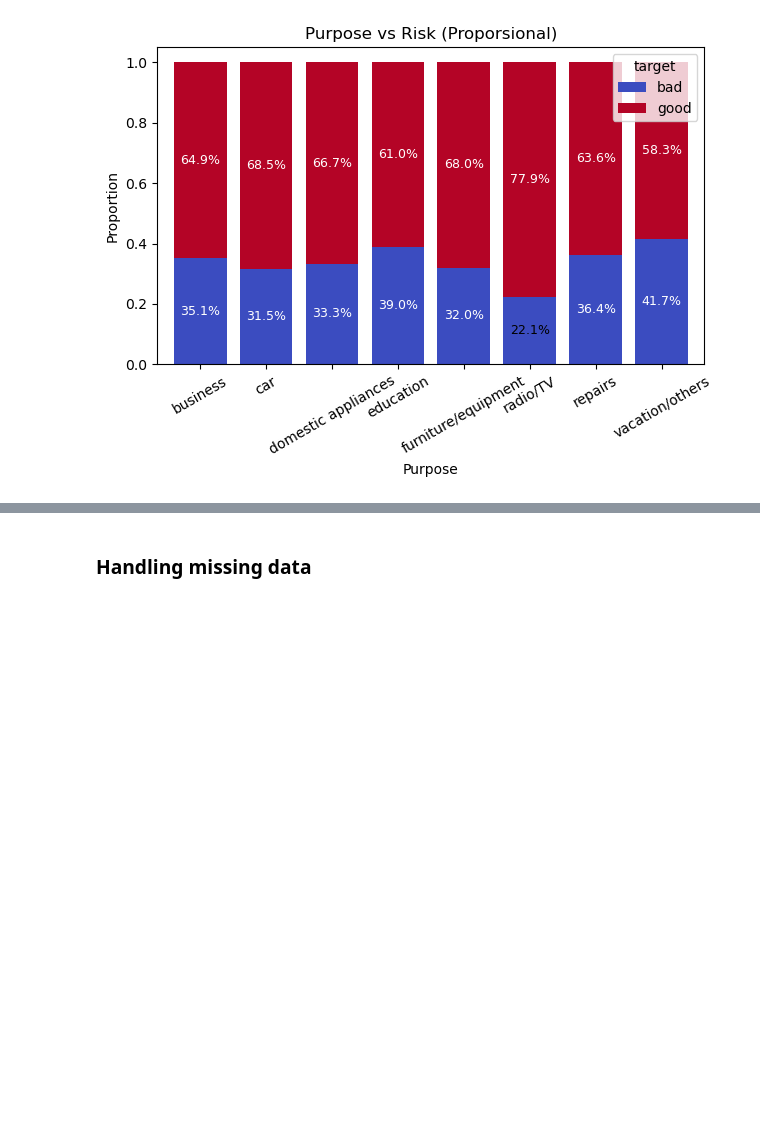
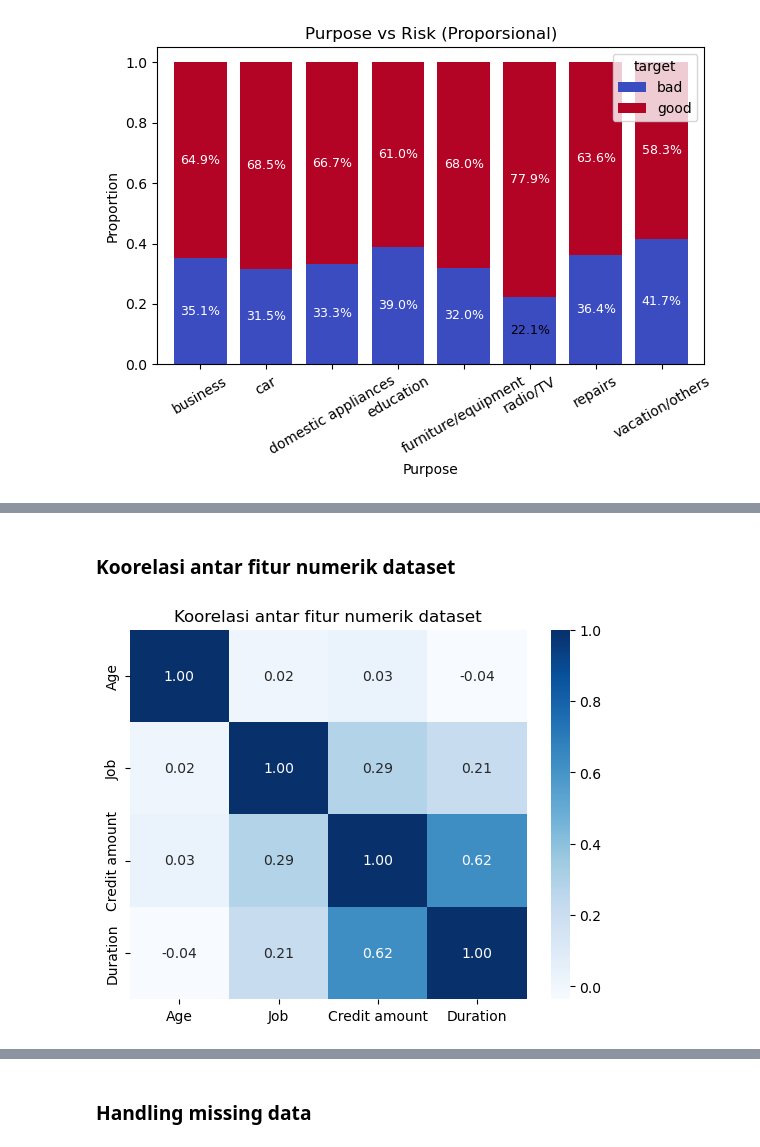
Before and after one commit to S4njuuu3291/german-credit-data, a Jupyter notebook: notebook/1-data-cleaning-eda.ipynb, the cells around one changed output, grey strips where cells are left out. Drawn from its saved outputs; the diff is of its cells as text; code cells hidden in the pictures; blank space fills up the shorter version.

```diff
--- a/notebook/1-data-cleaning-eda.ipynb
+++ b/notebook/1-data-cleaning-eda.ipynb
@@ -144,10 +150,33 @@ def bar_plot(data, target=None, title='', xlabel='', ylabel='', proportional=Fal
     plt.tight_layout()
     plt.show()
 
-def heatmap(x,y):
-    cm = confusion_matrix(x,y)
-    sns.heatmap(cm,annot=True,cmap='Blues',fmt = '.2f')
+def heatmap(data,title=""):
+    sns.heatmap(data,annot=True,cmap='Blues',fmt = '.2f')
+    plt.title(title)
     plt.show()
+
+def cramers_v(x, y):
+    confusion_matrix = pd.crosstab(x, y)
+    chi2 = chi2_contingency(confusion_matrix)[0]
+    n = confusion_matrix.sum().sum()
+    phi2 = chi2/n
+    r, k = confusion_matrix.shape
+
+    phi2_corr = max(0, phi2 - ((k-1)*(r-1))/(n-1))
+    r_corr = r - ((r-1)**2)/(n-1)
+    k_corr = k - ((k-1)**2)/(n-1)
+
+    return np.sqrt(phi2_corr / min((k_corr-1), (r_corr-1)))
+
+def cramers_v_matrix(df):
+    cat_cols = df.select_dtypes(include='object').columns
+    result = pd.DataFrame(index=cat_cols, columns=cat_cols)
+
+    for col1 in cat_cols:
+        for col2 in cat_cols:
+            result.loc[col1, col2] = cramers_v(df[col1], df[col2])
+
+    return result.astype(float)
 # %% [markdown]
 ### Visualisasi fitur Target "Risk"
 # %%
@@ -336,0 +383,6 @@ Name: count, dtype: int64
+# %% [markdown]
+### Koorelasi antar fitur numerik dataset
+# %%
+heatmap(df.corr(numeric_only=True),title="Koorelasi antar fitur numerik dataset")
+# %% [output]
+[figure, added]
```
Also changed, not shown: parts of 15 cells of this notebook.
